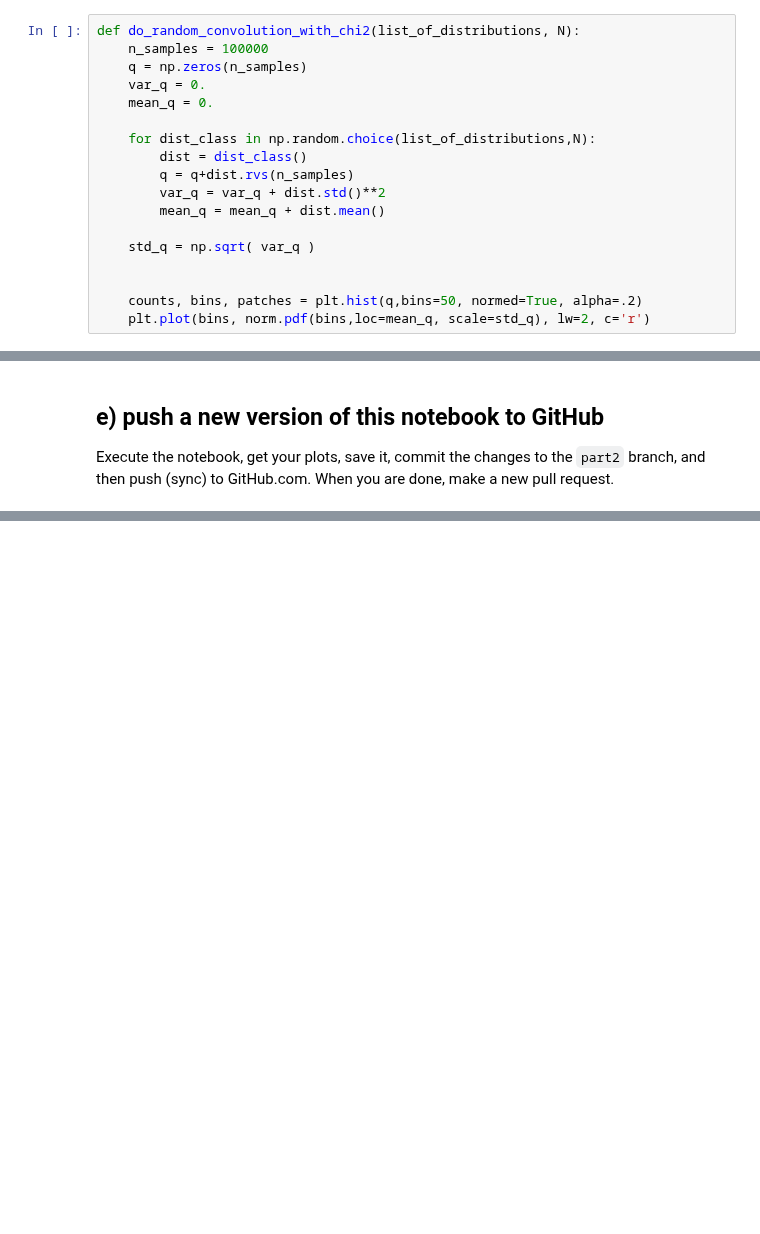
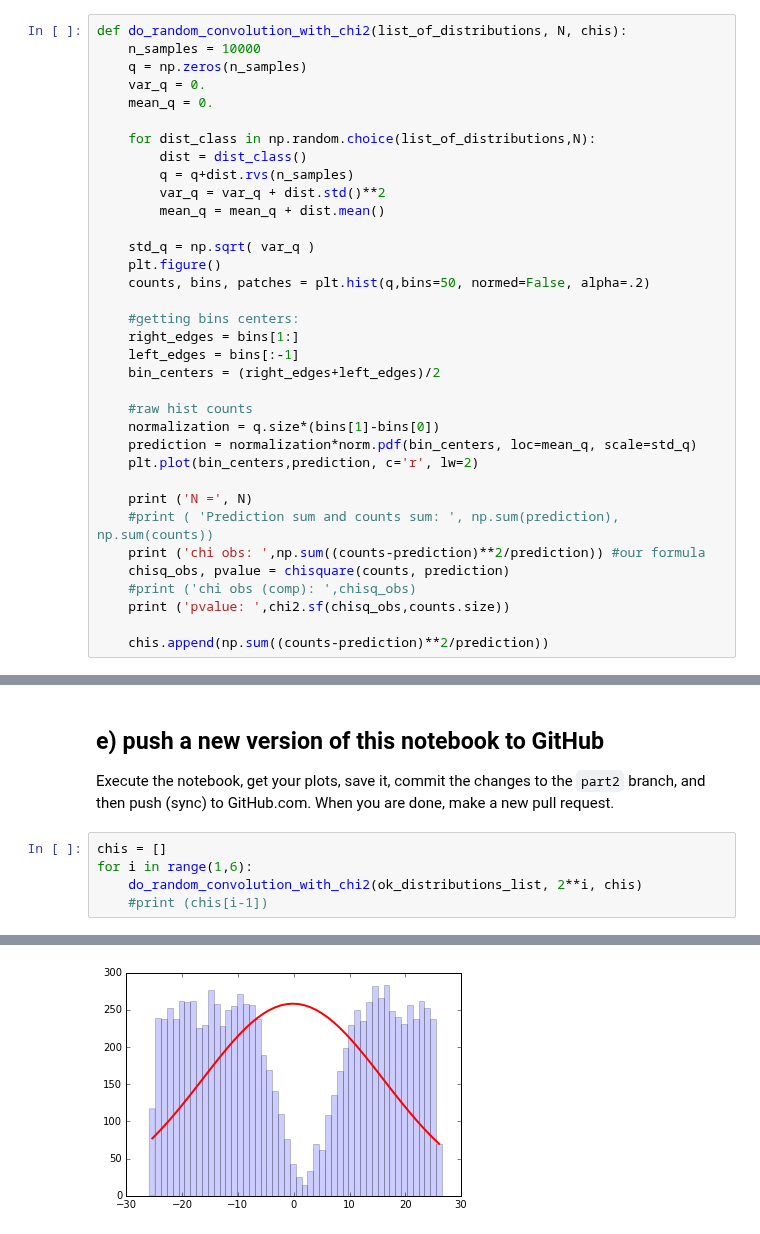
Before and after one commit to cranmer/intro-exp-phys-II, a Jupyter notebook: Central-Limit-Theorem.ipynb, the cells around one changed output, grey strips where cells are left out. Cells and saved outputs as stored; diff of their text form; blank space fills up the shorter version.

```diff
--- a/Central-Limit-Theorem.ipynb
+++ b/Central-Limit-Theorem.ipynb
@@ -365,8 +341,8 @@ Below is a copy of the `do_random_convolution` function with a new name. Modify
 
 YOu might want to check out the [chi-square-of-distribution](chi-square-of-distribution.ipynb) notebook
 # %%
-def do_random_convolution_with_chi2(list_of_distributions, N):
-    n_samples = 100000
+def do_random_convolution_with_chi2(list_of_distributions, N, chis):
+    n_samples = 10000
     q = np.zeros(n_samples)
     var_q = 0.
     mean_q = 0.
@@ -378,10 +354,27 @@ def do_random_convolution_with_chi2(list_of_distributions, N):
         mean_q = mean_q + dist.mean()
 
     std_q = np.sqrt( var_q )
+    plt.figure()
+    counts, bins, patches = plt.hist(q,bins=50, normed=False, alpha=.2)
 
+    #getting bins centers:
+    right_edges = bins[1:]
+    left_edges = bins[:-1]
+    bin_centers = (right_edges+left_edges)/2
 
-    counts, bins, patches = plt.hist(q,bins=50, normed=True, alpha=.2)
-    plt.plot(bins, norm.pdf(bins,loc=mean_q, scale=std_q), lw=2, c='r')
+    #raw hist counts
+    normalization = q.size*(bins[1]-bins[0])
+    prediction = normalization*norm.pdf(bin_centers, loc=mean_q, scale=std_q)
+    plt.plot(bin_centers,prediction, c='r', lw=2)
+
+    print ('N =', N)
+    #print ( 'Prediction sum and counts sum: ', np.sum(prediction), np.sum(counts))
+    print ('chi obs: ',np.sum((counts-prediction)**2/prediction)) #our formula
+    chisq_obs, pvalue = chisquare(counts, prediction)
+    #print ('chi obs (comp): ',chisq_obs)
+    print ('pvalue: ',chi2.sf(chisq_obs,counts.size))
+
+    chis.append(np.sum((counts-prediction)**2/prediction))
 # %% [markdown]
 ## d) Make a plot
 
@@ -390,3 +383,9 @@ Plot the $\chi^2$ quantity vs. N for N=2,4,8,16,32
 ## e) push a new version of this notebook to GitHub
 
 Execute the notebook, get your plots, save it, commit the changes to the `part2` branch, and then push (sync) to GitHub.com.  When you are done, make a new pull request.
+# %%
+chis = []
+for i in range(1,6):
+    do_random_convolution_with_chi2(ok_distributions_list, 2**i, chis)
+    #print (chis[i-1])
+# %% [output]
@@ -392,0 +407 @@ Execute the notebook, get your plots, save it, commit the changes to the `part2`
+[figure, added]
```
Also changed, not shown: parts of 17 cells of this notebook, 5 other files.
